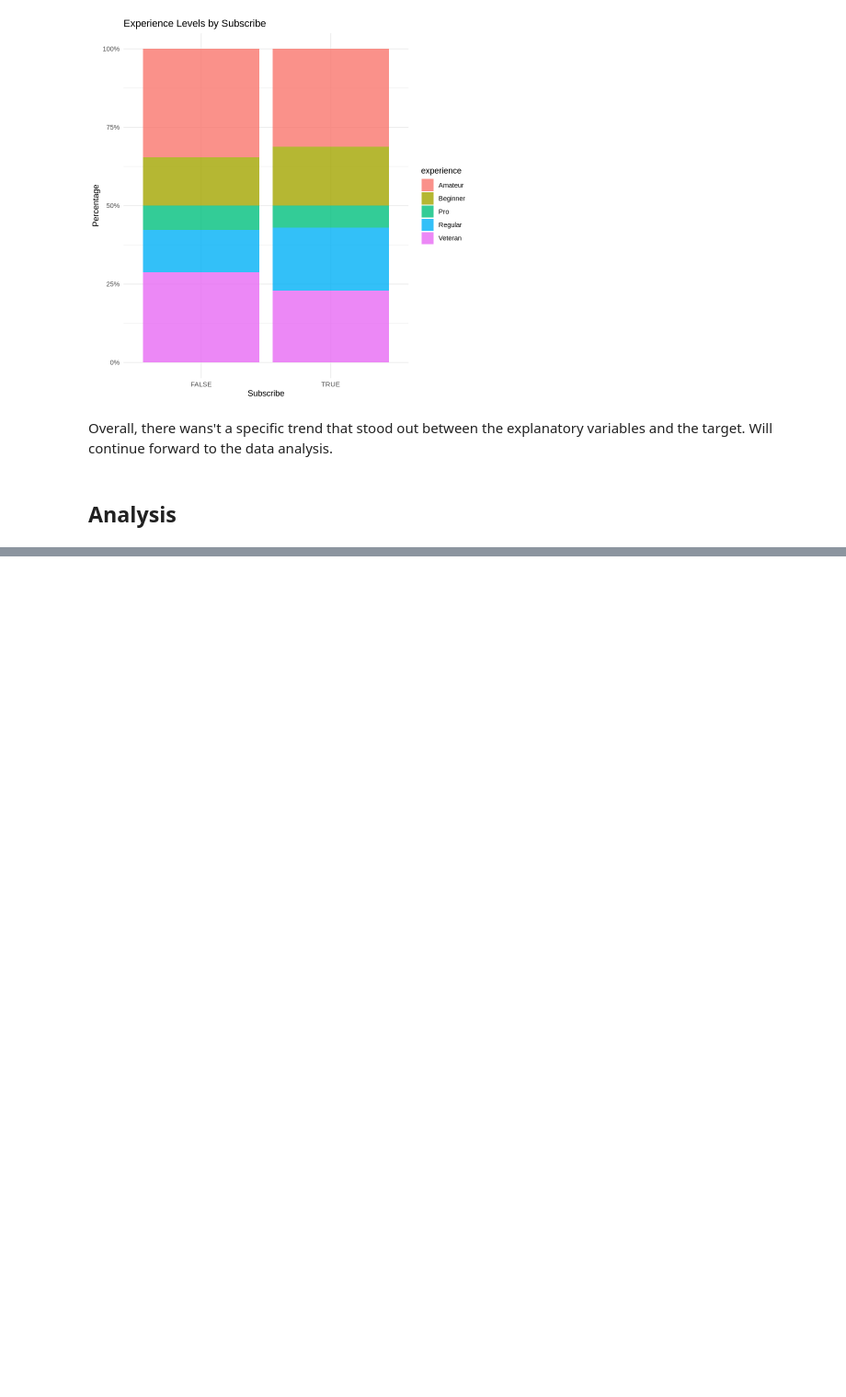
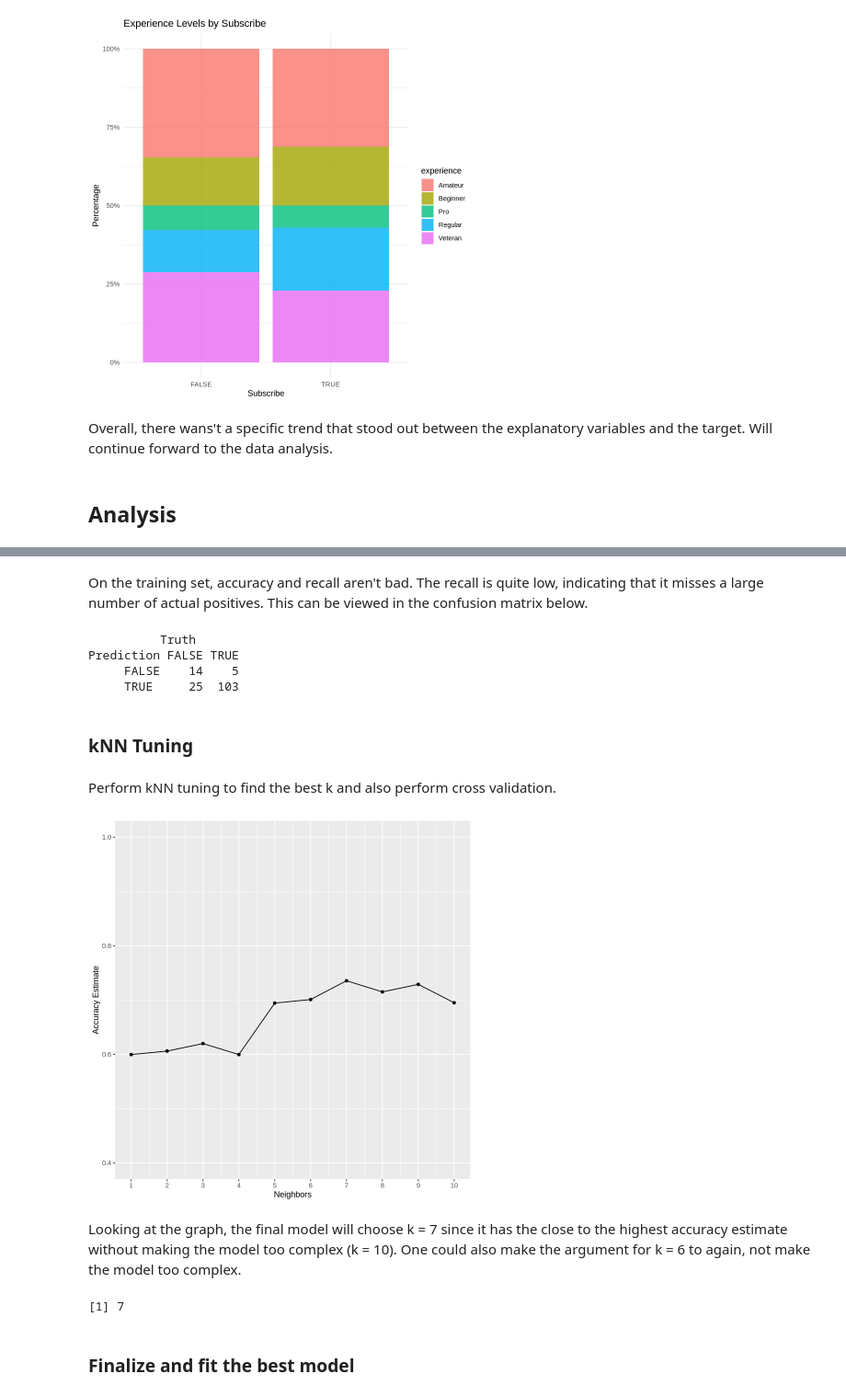
Before and after one commit to Jaden51/dsci-100-project-008-30, a Jupyter notebook: project_file.ipynb, the cells around one changed output, grey strips where cells are left out. Shown at 92% size. Saved outputs shown, nothing was run; the diff lists cells and outputs as text; code cells hidden in the pictures; blank space fills up the shorter version.

```diff
--- a/project_file.ipynb
+++ b/project_file.ipynb
@@ -208,6 +210,6 @@ Overall, there wans't a specific trend that stood out between the explanatory va
 # %%
-players_split <- initial_split(players_final_transformed, prop = 0.75, strata = experience)
+set.seed(2024)
+
+players_split <- initial_split(players, prop = 0.75, strata = "subscribe")
 players_train <- training(players_split)
 players_test <- testing(players_split)
-head(players_train)
-dim(players_train)
@@ -223,7 +220,6 @@ players_proportions
 # %%
-players_recipe <- recipe(subscribe ~ age + played_hours_log + subscribe + gender + experience, data = players_train) |>
-  step_novel(all_numeric_predictors()) |>
-  step_scale(all_numeric_predictors()) |>
-  step_center(all_numeric_predictors()) |>
-  step_dummy(all_nominal_predictors()) |>
-  step_novel(all_nominal_predictors())
+players_recipe <- recipe(subscribe ~ ., data = players_train) |>
+    step_novel(all_nominal_predictors()) |>
+    step_scale(all_numeric_predictors()) |>
+    step_center(all_numeric_predictors()) |>
+    step_dummy(all_nominal_predictors())
@@ -278,5 +261,16 @@ recall_result
+# %% [markdown]
+On the training set, accuracy and recall aren't bad. The recall is quite low, indicating that it misses a large number of actual positives. This can be viewed in the confusion matrix below.
 # %%
-confusion_matrix_result <- validation_predicted |>
-  conf_mat(truth = subscribe, estimate = .pred_class)
+confusion_matrix_result <- players_train_predictions |>
+    conf_mat(truth = subscribe, estimate = .pred_class)
 confusion_matrix_result
+# %% [output]
+          Truth
+Prediction FALSE TRUE
+     FALSE    14    5
+     TRUE     25  103
+# %% [markdown]
+### kNN Tuning
+# %% [markdown]
+Perform kNN tuning to find the best k and also perform cross validation.
 # %%
@@ -400,0 +282,36 @@ final_results
+# %%
+k_vals <- tibble(neighbors = seq(from = 1, to = 10, by = 1))
+players_vfold <- vfold_cv(players_train, v = 5, strata = subscribe)
+# %%
+players_knn_tune_results <- workflow() |>
+    add_recipe(players_recipe) |>
+    add_model(players_knn_spec_tune) |>
+    tune_grid(resamples = players_vfold, grid = k_vals) |>
+    collect_metrics()
+# %%
+accuracies <- players_knn_tune_results |>
+      filter(.metric == "accuracy")
+
+accuracy_versus_k <- ggplot(accuracies, aes(x = neighbors, y = mean)) +
+    geom_point() +
+    geom_line() +
+    labs(x = "Neighbors", y = "Accuracy Estimate") +
+    scale_x_continuous(breaks = seq(0, 14, by = 1)) +  # adjusting the x-axis
+    scale_y_continuous(limits = c(0.4, 1.0)) # adjusting the y-axis
+
+accuracy_versus_k
+# %% [output]
+[figure, added]
+# %% [markdown]
+Looking at the graph, the final model will choose k = 7 since it has the close to the highest accuracy estimate without making the model too complex (k = 10). One could also make the argument for k = 6 to again, not make the model too complex.
+# %%
+best_k <- players_knn_tune_results |>
+    filter(.metric == "accuracy") |>
+    arrange(desc(mean)) |>
+    slice(1) |>
+    pull(neighbors)
+best_k
+# %% [output]
+[1] 7
+# %% [markdown]
+### Finalize and fit the best model
```
Also changed, not shown: parts of 25 cells of this notebook.
